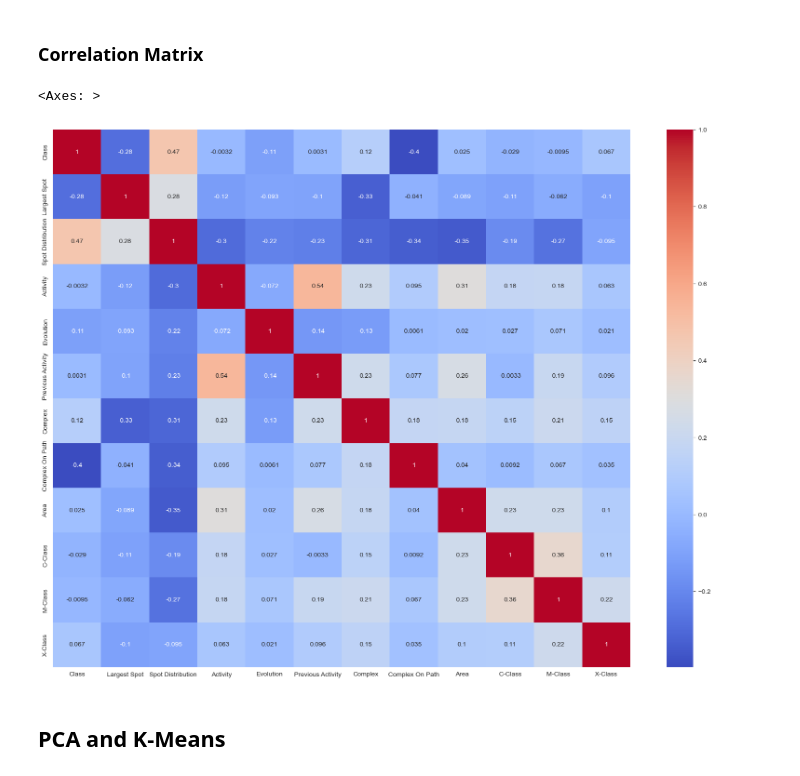
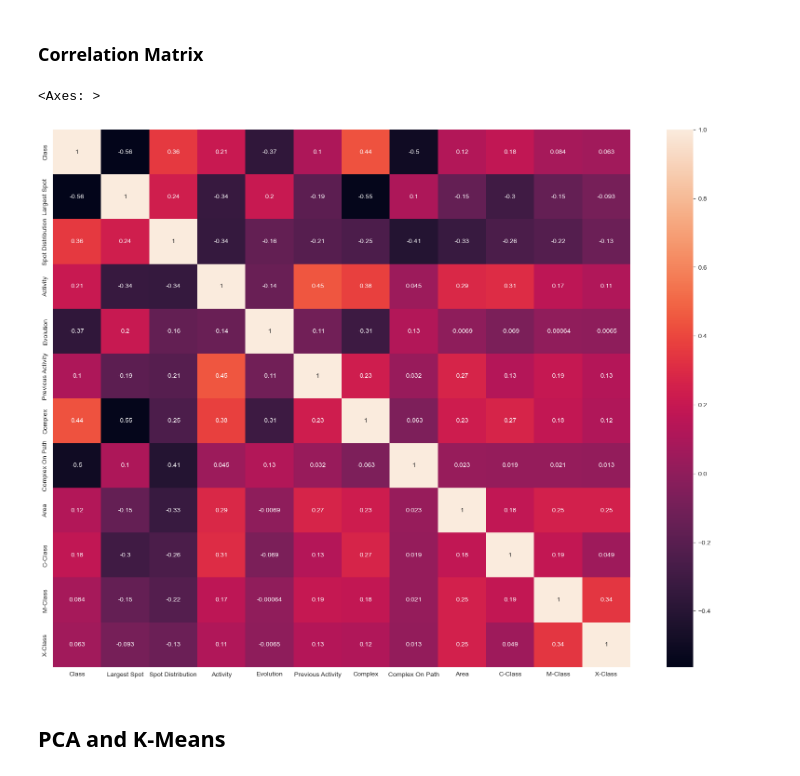
Before and after one commit to sant1dom/PredictiveAnalyticsProject, a Jupyter notebook: solar_flare.ipynb, the cells around one changed output. Cells and saved outputs as stored; diff of their text form; code cells hidden in the pictures.

```diff
--- a/solar_flare.ipynb
+++ b/solar_flare.ipynb
@@ -23,4 +27,4 @@ headers = ["Class", "Largest Spot", "Spot Distribution", "Activity", "Evolution"
 # importing dataset
 df = pd.read_csv(dataset1, sep=" ", header=None, skiprows=1, names=headers)
 df2 = pd.read_csv(dataset2, sep=" ", header=None, skiprows=1, names=headers)
-pd.merge(df, df2, how="outer")
+df = pd.merge(df, df2, how="outer")
@@ -161,10 +151,10 @@ df.boxplot(figsize=(20, 15))
 # %%
 corr = df.drop(columns=["Largest Spot Area"]).corr()
 plt.figure(figsize=(20, 15))
-sns.heatmap(corr, annot=True, cmap="coolwarm")
+sns.heatmap(corr, annot=True)
 # %% [output]
 <Axes: >
-[figure, old version]
+[figure, new version]
 # %% [markdown]
 ## PCA and K-Means
 # %%
```
Also changed, not shown: parts of 20 cells of this notebook.
